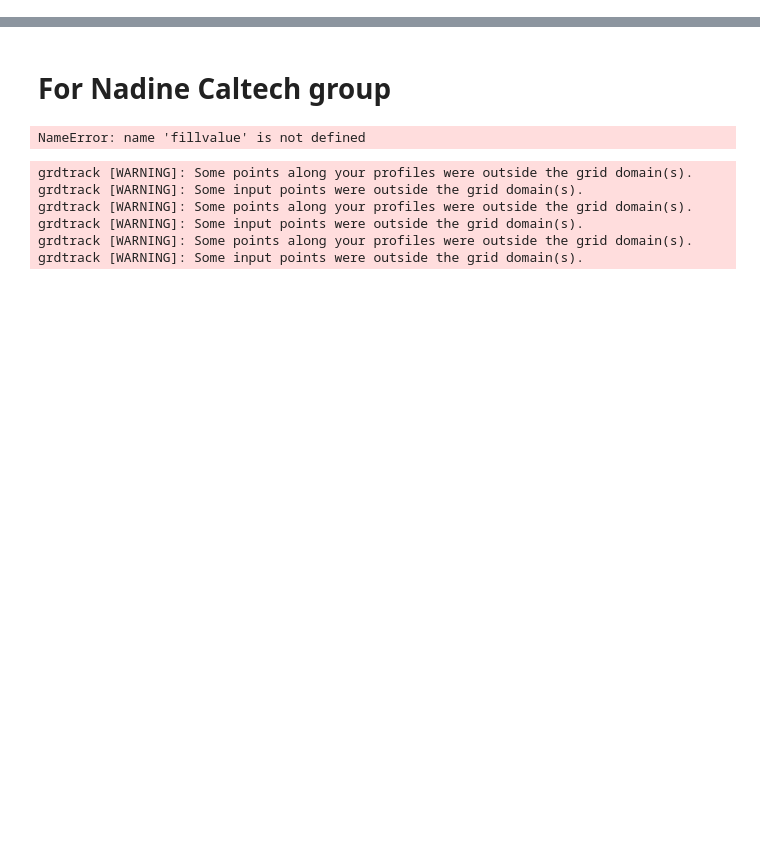
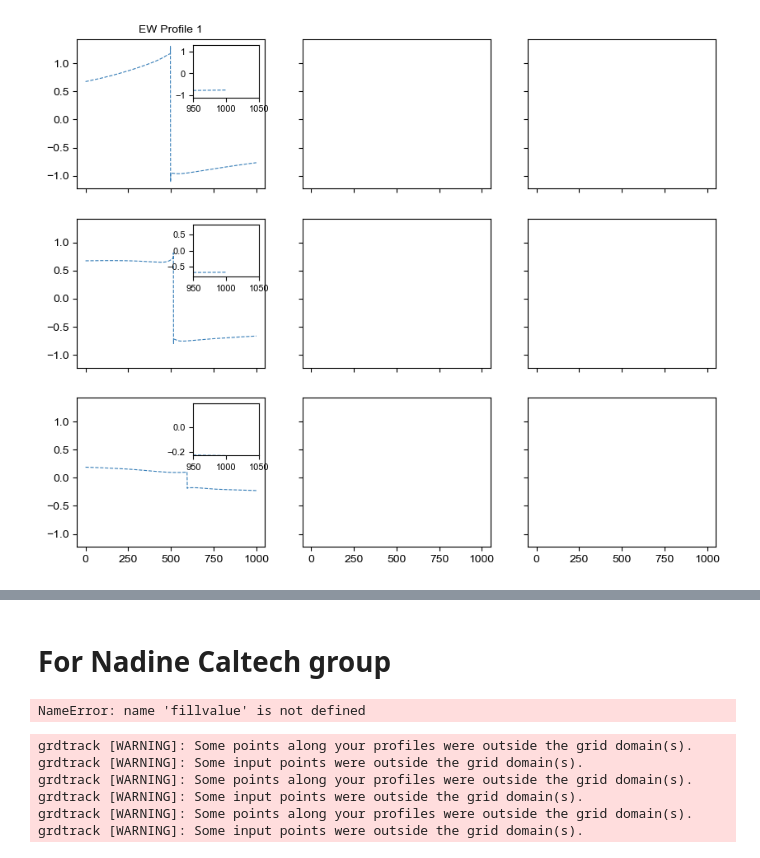
Before and after one commit to cehanagan/ImageryResources, a Jupyter notebook: Notebooks/GarlockProfileExtraction.ipynb, the cells around one changed output, grey strips where cells are left out. Drawn from its saved outputs; the diff is of its cells as text; code cells hidden in the pictures; blank space fills up the shorter version.

```diff
--- a/Notebooks/GarlockProfileExtraction.ipynb
+++ b/Notebooks/GarlockProfileExtraction.ipynb
@@ -146,0 +310,90 @@ plt.scatter(tracks['Ortho']['EW'][0][tracks['Ortho']['EW'][0].id == 0].lon,track
+# %%
+# Define profiles by dataset and displacement
+from mpl_toolkits.axes_grid1.inset_locator import inset_axes
+
+datasets = ['Modeled', 'Ortho', 'Ortho_Filt', 'DEM', 'DEM_Filt']
+displacements = ['EW', 'NS', 'UD']
+profiles_by_group = {disp: [] for disp in displacements}
+
+# Group profiles by displacement direction
+for disp in displacements:
+    for dataset in datasets:
+        matching_profiles = [
+            prof for prof in profile_list if f"{dataset}_{disp}" in prof
+        ]
+        profiles_by_group[disp].extend(matching_profiles)
+
+# Define colorblind-friendly styles for each dataset
+dataset_styles = {
+    'Modeled': {'color': '#377eb8', 'label': 'Modeled', 'linestyle': '--'},  # Blue, dashed
+    'Ortho': {'color': '#e41a1c', 'label': 'Ortho', 'linestyle': '-'},       # Red, solid
+    'Ortho_Filt': {'color': '#4daf4a', 'label': 'Ortho-Filt', 'linestyle': '-.'},  # Green, dash-dot
+    'DEM': {'color': '#ff7f00', 'label': 'DEM', 'linestyle': ':'},           # Orange, dotted
+    'DEM_Filt': {'color': '#984ea3', 'label': 'DEM-Filt', 'linestyle': '-'}  # Purple, solid
+}
+
+# Plotting setup
+fig, axes = plt.subplots(3, 3, figsize=(10, 8), sharex=True, sharey=True)
+plt.rcParams['font.family'] = 'Arial'
+plt.rcParams['font.size'] = 10
+axes = axes.flatten()
+
+# Plot data for each displacement and profile
+fault_center = 1000  # Assuming the fault is centered at 1000 meters
+zoom_range = 50
+
+for i, (disp, profiles) in enumerate(profiles_by_group.items()):
+    for j, profile_file in enumerate(profiles):
+        ax = axes[j * 3 + i]
+        dataset = next(
+            (key for key in dataset_styles if key in profile_file), None
+        )
+        if dataset:
+            # Load profile data
+            data = pd.read_csv(profile_file)
+            x = np.arange(len(data)) * 0.5  # Assume points are sequential with 0.5m spacing
+            y = data['val'] - data['val'].mean()  # Displacement values
+
+            # Plot the data
+            ax.plot(
+                x,
+                y,
+                label=dataset_styles[dataset]['label'],
+                color=dataset_styles[dataset]['color'],
+                linestyle=dataset_styles[dataset]['linestyle'],
+                linewidth=0.8
+            )
+
+            # Create zoom inset
+            inset_ax = inset_axes(ax, width="35%", height="35%", loc="upper right")
+            inset_ax.plot(
+                x,
+                y,
+                color=dataset_styles[dataset]['color'],
+                linestyle=dataset_styles[dataset]['linestyle'],
+                linewidth=0.8
+            )
+            inset_ax.set_xlim(fault_center - zoom_range, fault_center + zoom_range)
+            inset_ax.set_ylim(y.min(), y.max())
+            inset_ax.tick_params(labelsize=8)
+
+        # Add title
+        if j == 0:
+            ax.set_title(f"{disp} Profile {j + 1}", fontsize=10)
+
+# Add labels
+for i in range(3):
+    axes[i * 3].set_ylabel("Displacement (cm)", fontsize=10)
+for i in range(3):
+    axes[-3 + i].set_xlabel("Distance Along Profile (m)", fontsize=10)
+
+# Add legend
+axes[0].legend(loc='upper right', fontsize=8, frameon=False)
+
+# Adjust layout
+plt.tight_layout(pad=1.5)
+
+# Save the plot
+#plt.savefig("fault_profiles_zoom.png", dpi=300)
+plt.show()
+# %% [output]
@@ -146,0 +401 @@ plt.scatter(tracks['Ortho']['EW'][0][tracks['Ortho']['EW'][0].id == 0].lon,track
+[figure, added]
```
Also changed, not shown: parts of 16 cells of this notebook, 3 other files.
